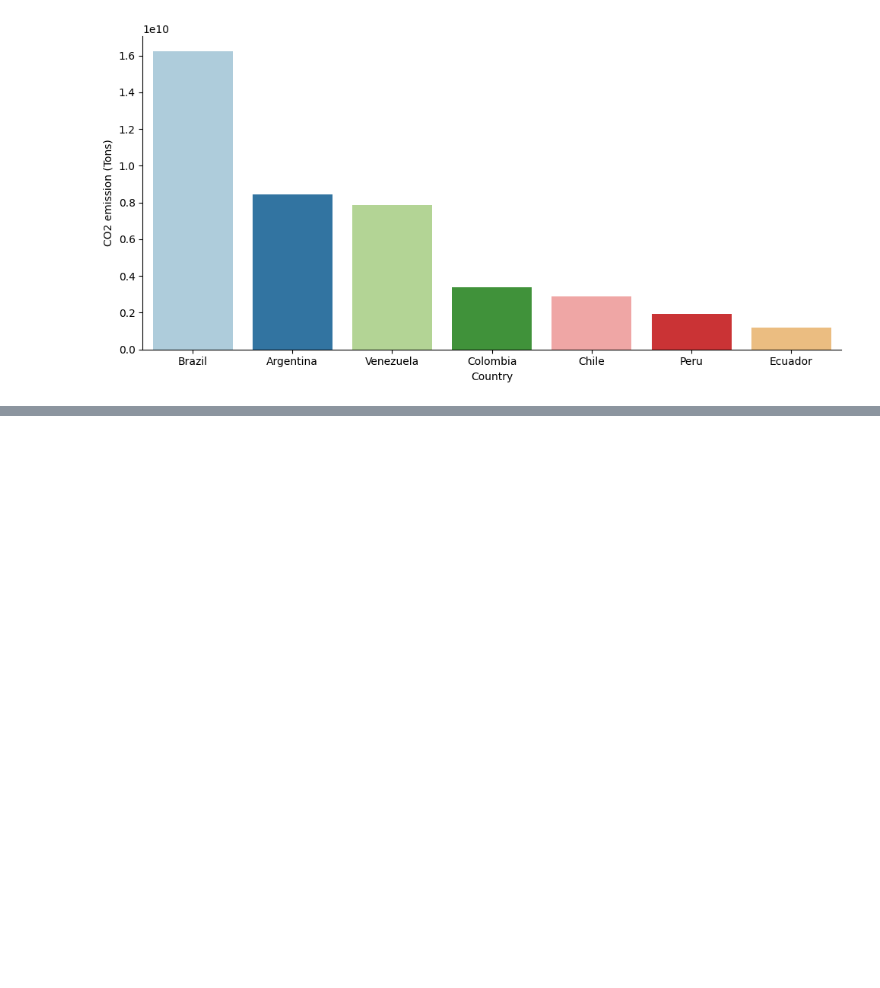
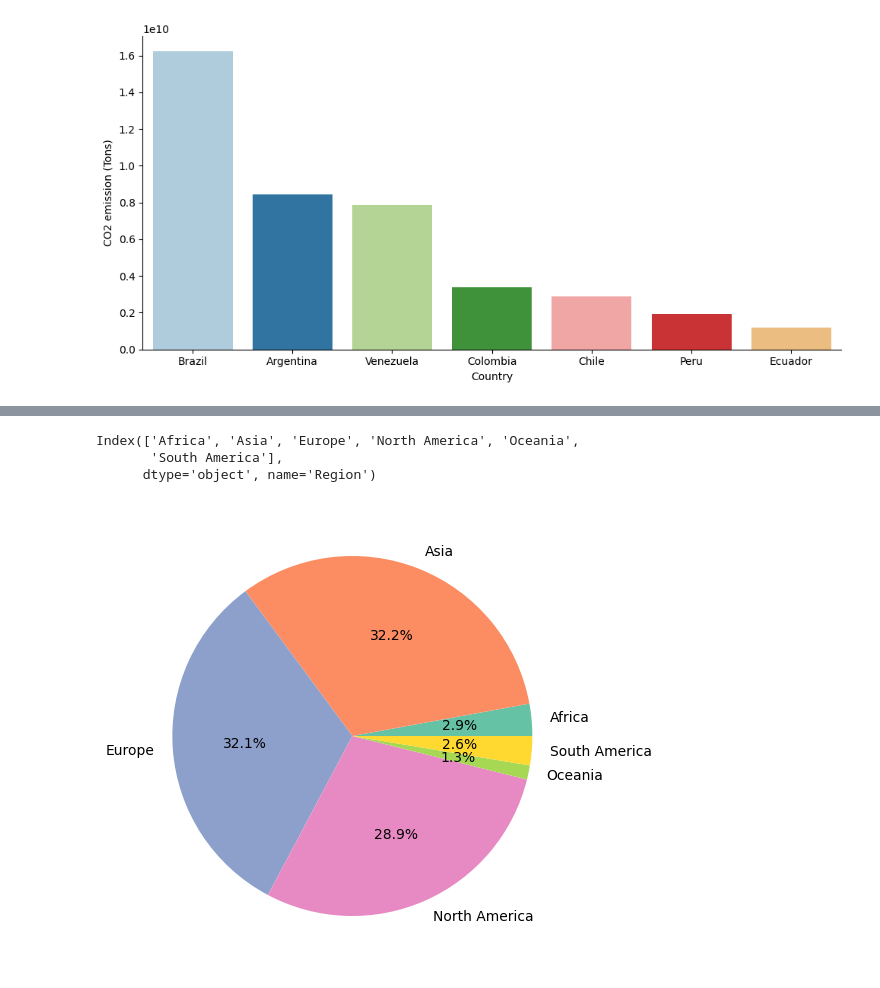
Before and after one commit to fenilenvinileno97/numpy-pandas-101, a Jupyter notebook: Environment project/project.ipynb, the cells around one changed output, grey strips where cells are left out. Cells and saved outputs as stored; diff of their text form; code cells hidden in the pictures; blank space fills up the shorter version.

Commit message:
Total CO2 emissions in 2020 per region represented in a pie chart

```diff
--- a/Environment project/project.ipynb
+++ b/Environment project/project.ipynb
@@ -217,0 +220,3 @@ plt.show()
+# %%
+region_emissions_2020 = df[df['Year'] == 2020].loc[:,['Region', 'CO2 emission (Tons)']].groupby('Region').sum()
+region_emissions_2020
@@ -218,7 +232,16 @@ plt.show()
+# %%
+region_emissions_2020.index
+# %% [output]
+Index(['Africa', 'Asia', 'Europe', 'North America', 'Oceania',
+       'South America'],
+      dtype='object', name='Region')
 # %%
-# sizes = emissions_sa_2020['CO2 emission (Tons)']
-# labels = emissions_sa_2020['Country']
-# fig, ax = plt.subplots()
-# ax.pie(sizes, labels=labels, hatch=['**O', 'oO', 'O.O', '.||.'])
-# plt.tight_layout()
-# plt.show()
+sizes = region_emissions_2020['CO2 emission (Tons)']
+labels = region_emissions_2020.index
+fig, ax = plt.subplots()
+ax.pie(sizes, labels=labels, autopct='%1.1f%%', colors = ['#66c2a5', '#fc8d62', '#8da0cb', '#e78ac3', '#a6d854', '#ffd92f']
+)
+plt.tight_layout()
+plt.show()
+# %% [output]
+[figure, added]
```
Also changed, not shown: parts of 2 cells of this notebook.
